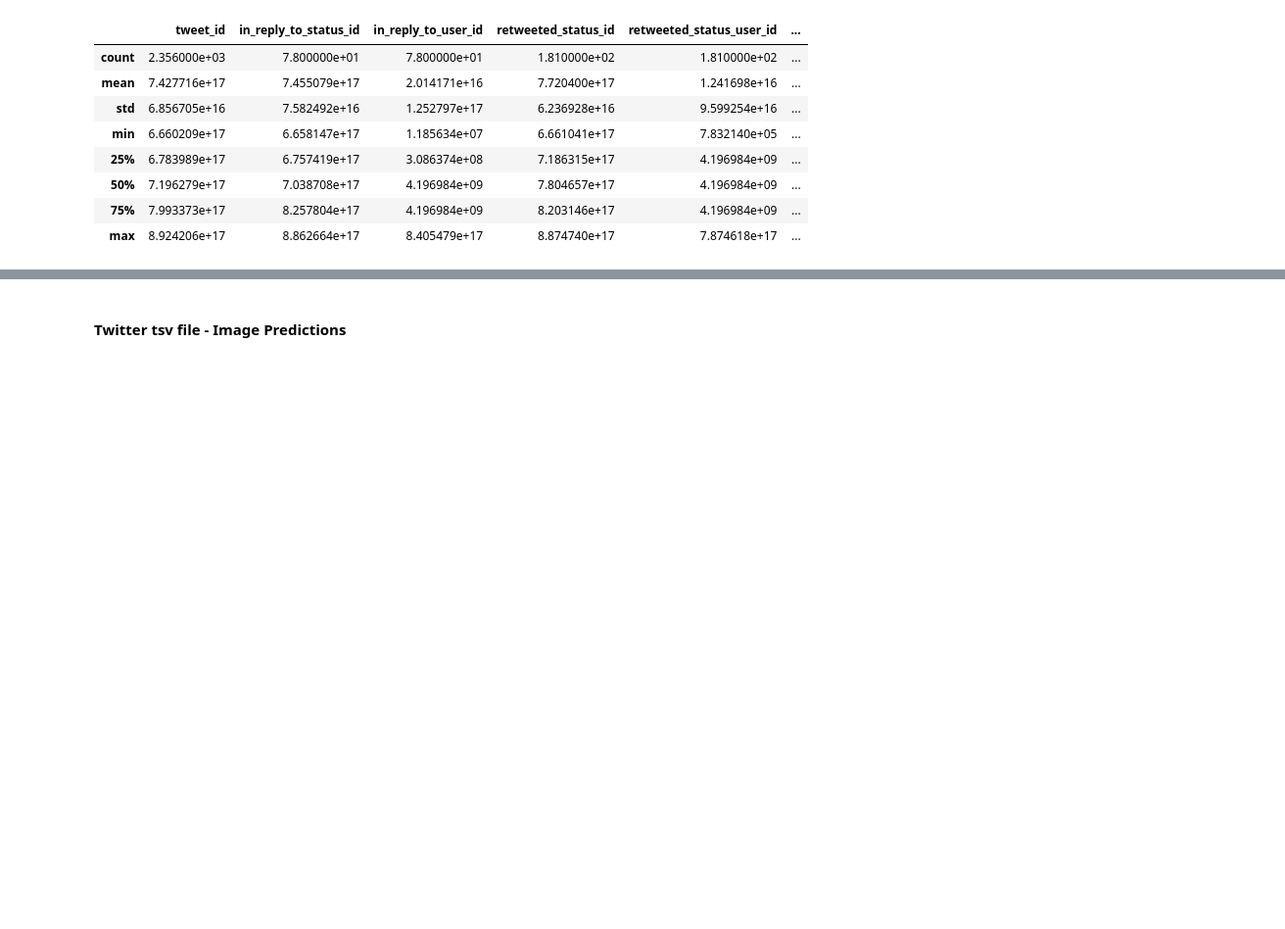
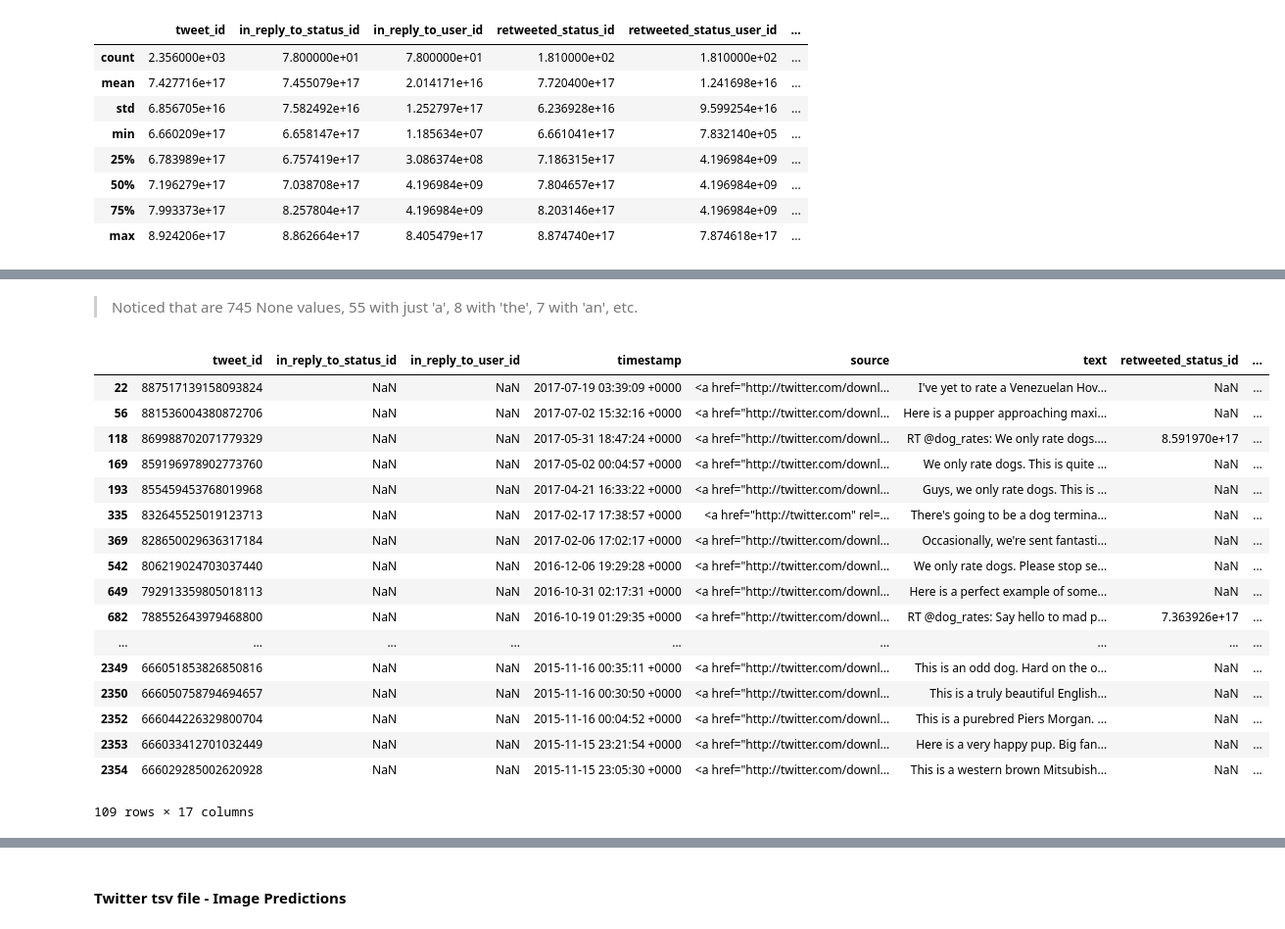
Before and after one commit to emilylauyw/Udacity-DAND-Project7-Wrangle_and_Analyze_Data, a Jupyter notebook: wrangle_act.ipynb, the cells around one changed output, grey strips where cells are left out. Shown: that part at 98% size. Drawn from its saved outputs; the diff is of its cells as text; code cells hidden in the pictures; blank space fills up the shorter version.

```diff
--- a/wrangle_act.ipynb
+++ b/wrangle_act.ipynb
@@ -193,0 +293,24 @@ archive_df.describe()
+# %% [markdown]
+> Noticed that are 745 None values, 55 with just 'a', 8 with 'the', 7 with 'an', etc.
+# %%
+# Retrieve column dog with names that are all in lowercase, which are likely not dog names.
+archive_df.loc[(archive_df.name.str.islower())]
+# %% [output]
+|  | tweet_id | in_reply_to_status_id | in_reply_to_user_id | timestamp | source | text | retweeted_status_id | ... |
+| 22 | 887517139158093824 | NaN | NaN | 2017-07-19 03:39:09 +0000 | <a href="http://twitter.com/downl... | I've yet to rate a Venezuelan Hov... | NaN | ... |
+| 56 | 881536004380872706 | NaN | NaN | 2017-07-02 15:32:16 +0000 | <a href="http://twitter.com/downl... | Here is a pupper approaching maxi... | NaN | ... |
+| 118 | 869988702071779329 | NaN | NaN | 2017-05-31 18:47:24 +0000 | <a href="http://twitter.com/downl... | RT @dog_rates: We only rate dogs.... | 8.591970e+17 | ... |
+| 169 | 859196978902773760 | NaN | NaN | 2017-05-02 00:04:57 +0000 | <a href="http://twitter.com/downl... | We only rate dogs. This is quite ... | NaN | ... |
+| 193 | 855459453768019968 | NaN | NaN | 2017-04-21 16:33:22 +0000 | <a href="http://twitter.com/downl... | Guys, we only rate dogs. This is ... | NaN | ... |
+| 335 | 832645525019123713 | NaN | NaN | 2017-02-17 17:38:57 +0000 | <a href="http://twitter.com" rel=... | There's going to be a dog termina... | NaN | ... |
+| 369 | 828650029636317184 | NaN | NaN | 2017-02-06 17:02:17 +0000 | <a href="http://twitter.com/downl... | Occasionally, we're sent fantasti... | NaN | ... |
+| 542 | 806219024703037440 | NaN | NaN | 2016-12-06 19:29:28 +0000 | <a href="http://twitter.com/downl... | We only rate dogs. Please stop se... | NaN | ... |
+| 649 | 792913359805018113 | NaN | NaN | 2016-10-31 02:17:31 +0000 | <a href="http://twitter.com/downl... | Here is a perfect example of some... | NaN | ... |
+| 682 | 788552643979468800 | NaN | NaN | 2016-10-19 01:29:35 +0000 | <a href="http://twitter.com/downl... | RT @dog_rates: Say hello to mad p... | 7.363926e+17 | ... |
+| ... | ... | ... | ... | ... | ... | ... | ... | ... |
+| 2349 | 666051853826850816 | NaN | NaN | 2015-11-16 00:35:11 +0000 | <a href="http://twitter.com/downl... | This is an odd dog. Hard on the o... | NaN | ... |
+| 2350 | 666050758794694657 | NaN | NaN | 2015-11-16 00:30:50 +0000 | <a href="http://twitter.com/downl... | This is a truly beautiful English... | NaN | ... |
+| 2352 | 666044226329800704 | NaN | NaN | 2015-11-16 00:04:52 +0000 | <a href="http://twitter.com/downl... | This is a purebred Piers Morgan. ... | NaN | ... |
+| 2353 | 666033412701032449 | NaN | NaN | 2015-11-15 23:21:54 +0000 | <a href="http://twitter.com/downl... | Here is a very happy pup. Big fan... | NaN | ... |
+| 2354 | 666029285002620928 | NaN | NaN | 2015-11-15 23:05:30 +0000 | <a href="http://twitter.com/downl... | This is a western brown Mitsubish... | NaN | ... |
+109 rows × 17 columns
```
Also changed, not shown: parts of 23 cells of this notebook.
